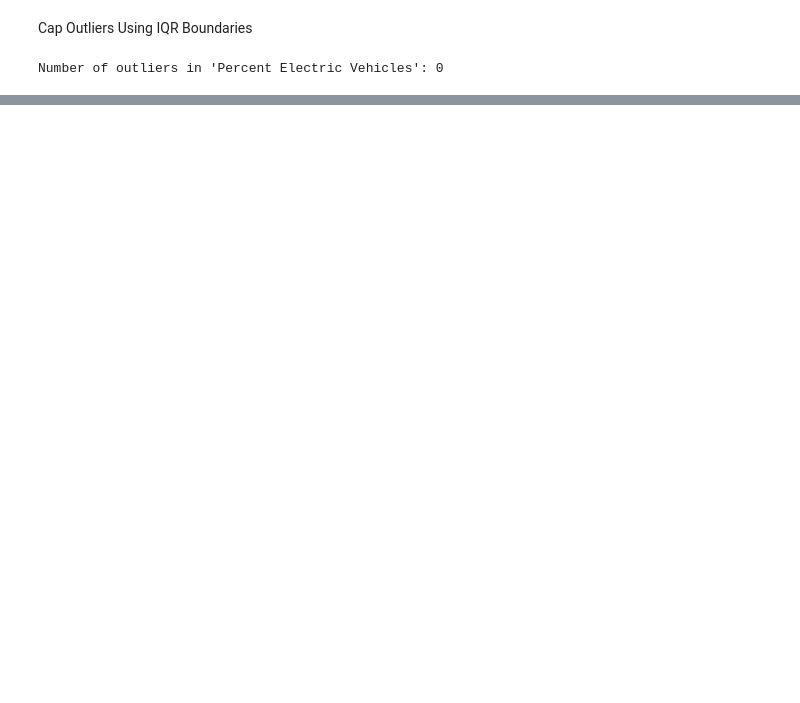
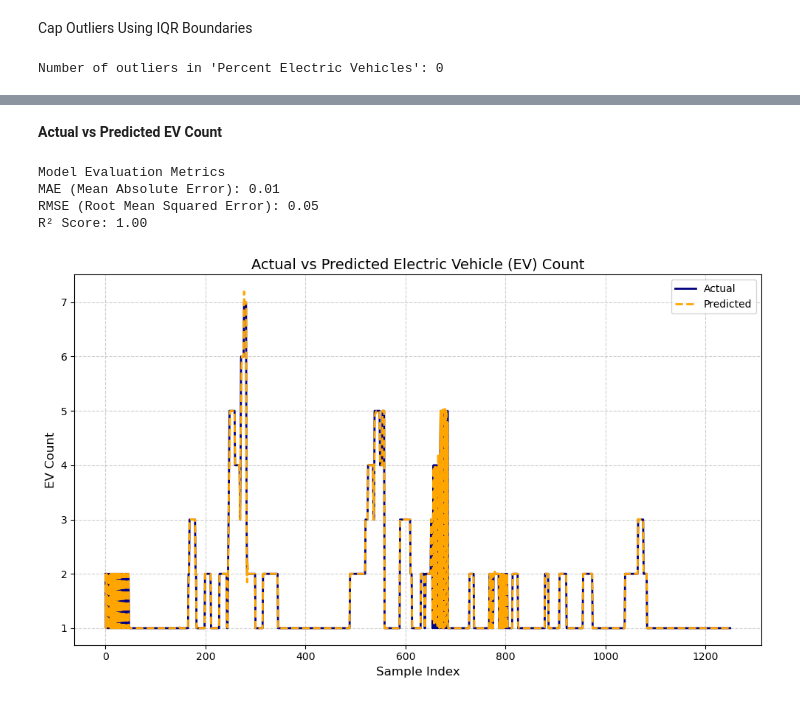
Before and after one commit to Deepanraj-R/EV_Vehicle_Charge_Demand_Prediction, a Jupyter notebook: EV_Adoption_Prediction.ipynb, the cells around one changed output, grey strips where cells are left out. Saved outputs shown, nothing was run; the diff lists cells and outputs as text; code cells hidden in the pictures; blank space fills up the shorter version.

```diff
--- a/EV_Adoption_Prediction.ipynb
+++ b/EV_Adoption_Prediction.ipynb
@@ -155,0 +312,10 @@ Number of outliers in 'Percent Electric Vehicles': 0
+# %%
+# Total electric vehicles accumulated in each county over time
+df['cumulative_ev'] = df.groupby('County')['Electric Vehicle (EV) Total'].cumsum()
+
+# Compute the 6-month moving slope to show growth trends in cumulative data
+df['ev_growth_slope'] = df.groupby('County')['cumulative_ev'].transform(
+    lambda x: x.rolling(window=6).apply(
+        lambda y: np.polyfit(range(len(y)), y, 1)[0] if len(y) == 6 else np.nan
+    )
+)
@@ -155,0 +324,3 @@ Number of outliers in 'Percent Electric Vehicles': 0
+# %%
+# Remove initial rows that don’t have previous data to compare
+df = df.dropna().reset_index(drop=True)
@@ -155,0 +368,3 @@ Number of outliers in 'Percent Electric Vehicles': 0
+# %%
+# Train-test split
+X_train, X_test, y_train, y_test = train_test_split(X, y, shuffle=False, test_size=0.1)
@@ -155,0 +437,3 @@ Number of outliers in 'Percent Electric Vehicles': 0
+# %%
+# Make predictions using the model and check how accurate they are
+y_pred = model.predict(X_test)
@@ -155,0 +484,34 @@ Number of outliers in 'Percent Electric Vehicles': 0
+# %% [markdown]
+**Actual vs Predicted EV Count**
+# %%
+# Function to evaluate model performance
+def evaluate(y_true, y_pred):
+    mae = mean_absolute_error(y_true, y_pred)
+    rmse = np.sqrt(mean_squared_error(y_true, y_pred))
+    r2Score = r2_score(y_true, y_pred)
+
+    print("Model Evaluation Metrics")
+    print(f"MAE (Mean Absolute Error): {mae:.2f}")
+    print(f"RMSE (Root Mean Squared Error): {rmse:.2f}")
+    print(f"R² Score: {r2Score:.2f}")
+
+# Evaluate predictions
+evaluate(y_test, y_pred)
+
+# Plotting Actual vs Predicted EV Counts
+plt.figure(figsize=(10, 6))
+plt.plot(y_test.values, label='Actual', color='navy', linewidth=2)
+plt.plot(y_pred, label='Predicted', color='orange', linestyle='--', linewidth=2)
+plt.title("Actual vs Predicted Electric Vehicle (EV) Count", fontsize=14)
+plt.xlabel("Sample Index", fontsize=12)
+plt.ylabel("EV Count", fontsize=12)
+plt.legend()
+plt.grid(True, linestyle='--', alpha=0.6)
+plt.tight_layout()
+plt.show()
+# %% [output]
+Model Evaluation Metrics
+MAE (Mean Absolute Error): 0.01
+RMSE (Root Mean Squared Error): 0.05
+R² Score: 1.00
+[figure, added]
```
Also changed, not shown: parts of 41 cells of this notebook.
